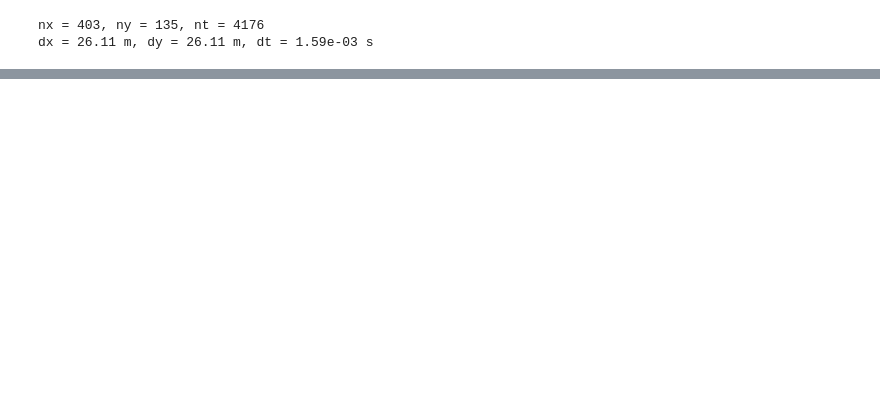
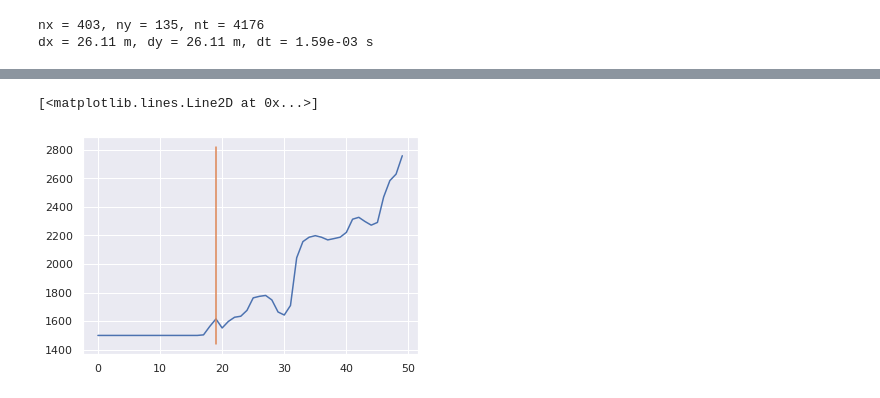
Before and after one commit to kailaix/ADSeismic.jl, a Jupyter notebook: examples/nn_fwi/Marmousi_model_large.ipynb, the cells around one changed output, grey strips where cells are left out. Saved outputs shown, nothing was run; the diff lists cells and outputs as text; code cells hidden in the pictures; blank space fills up the shorter version.

```diff
--- a/examples/nn_fwi/Marmousi_model_large.ipynb
+++ b/examples/nn_fwi/Marmousi_model_large.ipynb
@@ -109,7 +102,7 @@ f0 = 6
 vp0 = np.max(marmousi_model['vp'])
 dx, dt = calc_dx_dt(f0*3, vp0)
 dy = dx
-n_pml = 12
+n_pml = 10
 x_range = [4000, 14500]
 y_range = [0, 3500]
 t_range = [0, np.sqrt((x_range[1] - x_range[0])**2 + (y_range[1] - y_range[0])**2)/np.mean(marmousi_model['vp']) * 1.6]
@@ -119,8 +112,8 @@ t = np.arange(t_range[0], t_range[1], dt)
 nx = len(x)
 ny = len(y)
 nt = len(t)
-src_rcv_depth = n_pml + 3
-mask_extra_detph = 5
+src_rcv_depth = n_pml * 2 - 1
+mask_extra_detph = 4
 
 print(f"nx = {nx}, ny = {ny}, nt = {nt}")
 print(f"dx = {dx:.2f} m, dy = {dy:.2f} m, dt = {dt:.2e} s")
@@ -267,0 +258,7 @@ plt.show()
+# %%
+plt.figure()
+plt.plot(model['vp'][nx//2,:50])
+plt.plot([src_rcv_depth, src_rcv_depth], plt.ylim())
+# %% [output]
+[<matplotlib.lines.Line2D at 0x...>]
+[figure, added]
```
Also changed, not shown: parts of 17 cells of this notebook, 7 other files.
